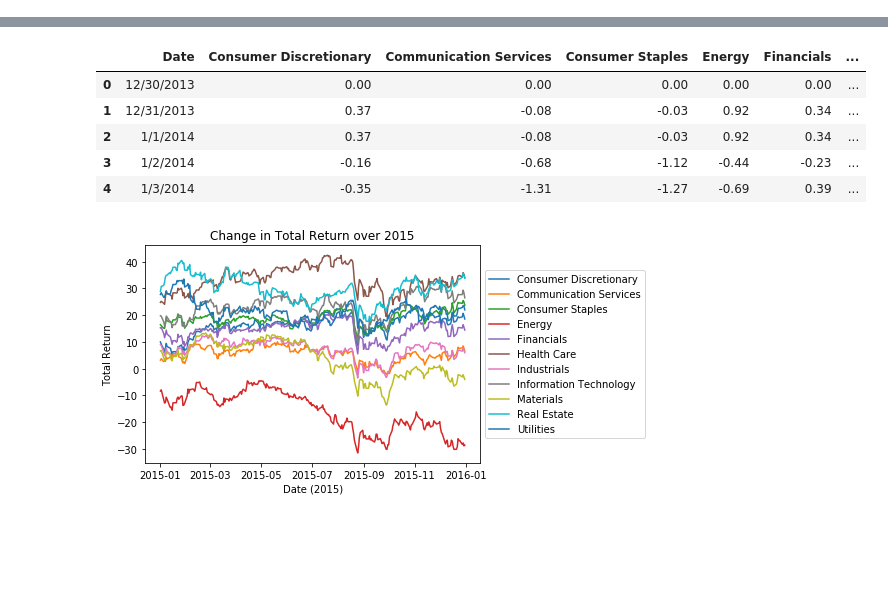
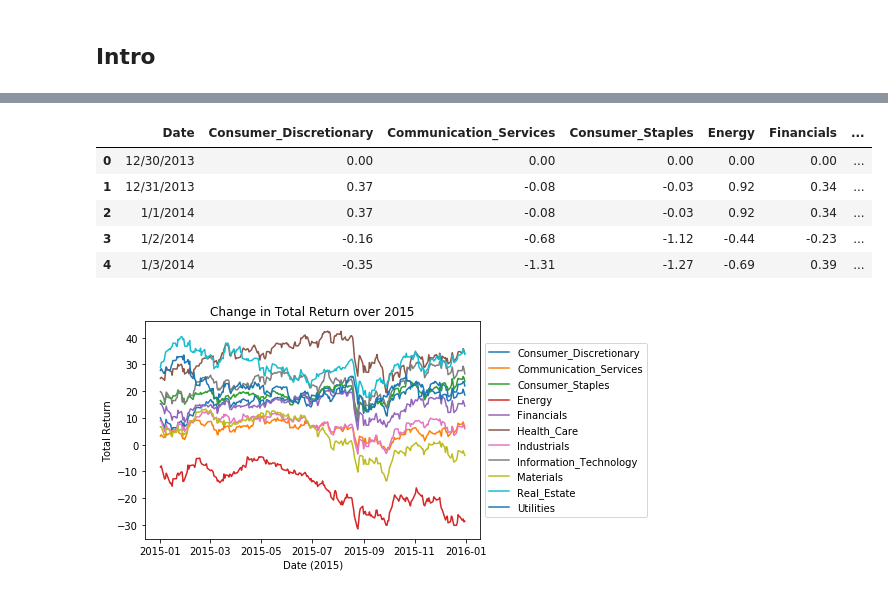
Before and after one commit to nancyculley/Little_Data_Project_1, a Jupyter notebook: Nancy_headers_code.ipynb, the cells around one changed output, grey strips where cells are left out. Saved outputs shown, nothing was run; the diff lists cells and outputs as text; code cells hidden in the pictures; blank space fills up the shorter version.

```diff
--- a/Nancy_headers_code.ipynb
+++ b/Nancy_headers_code.ipynb
@@ -1,3 +1,5 @@
+# %% [markdown]
+## Intro
 # %%
 %matplotlib inline
 # Dependencies and Setup
@@ -21,29 +23,29 @@ sp1500.head()
 # %%
 # Rename columns
 
 # Old code
 # sp1500.columns = ['Date', 'Consumer_Discretionary', 'Communication_Services', 'Consumer_Staples',
 #                      'Energy', 'Financials', 'Health_Care', 'Industrials', 'Information_Technology',
 #                      'Materials', 'Real_Estate', 'Utilities']
 
 # New code
 # Fix columns with slightly different formatting, to make all uniform (i.e., Communication and Real Estate cols)
 sp1500.columns = sp1500.columns.str.replace('-SEC','- SEC').str.replace('1500 /','1500')
 
 # Delete all special characters by replacing with empty string
 sp1500.columns = sp1500.columns.str.replace(r'(','').str.replace(r')','')
 
 # Remove remaining text we don't want
 sp1500.columns = sp1500.columns.str.replace('INDEX S&P Composite 1500 ','').str.replace(' - SEC - Total Return ','')
 sp1500.columns = sp1500.columns.str.replace('   ','') # replaces 3 back to back spaces left over after removing other text
 
 # Replace space with underscore for ease of referencing column later on
-# sp1500.columns = sp1500.columns.str.replace(' ','_')
+sp1500.columns = sp1500.columns.str.replace(' ','_')
 
 # Display the data table to see new columns
 sp1500.head()
 # %% [output]
-|  | Date | Consumer Discretionary | Communication Services | Consumer Staples | Energy | Financials | ... |
+|  | Date | Consumer_Discretionary | Communication_Services | Consumer_Staples | Energy | Financials | ... |
 | 0 | 12/30/2013 | 0.00 | 0.00 | 0.00 | 0.00 | 0.00 | ... |
 | 1 | 12/31/2013 | 0.37 | -0.08 | -0.03 | 0.92 | 0.34 | ... |
 | 2 | 1/1/2014 | 0.37 | -0.08 | -0.03 | 0.92 | 0.34 | ... |
@@ -80,4 +82,4 @@ plt.title('Change in Total Return over 2015')
 plt.legend(loc='center left', bbox_to_anchor=(1.0, 0.5))
 plt.show()
 # %% [output]
-[figure, old version]
+[figure, new version]
```
Also changed, not shown: 1 other file.
